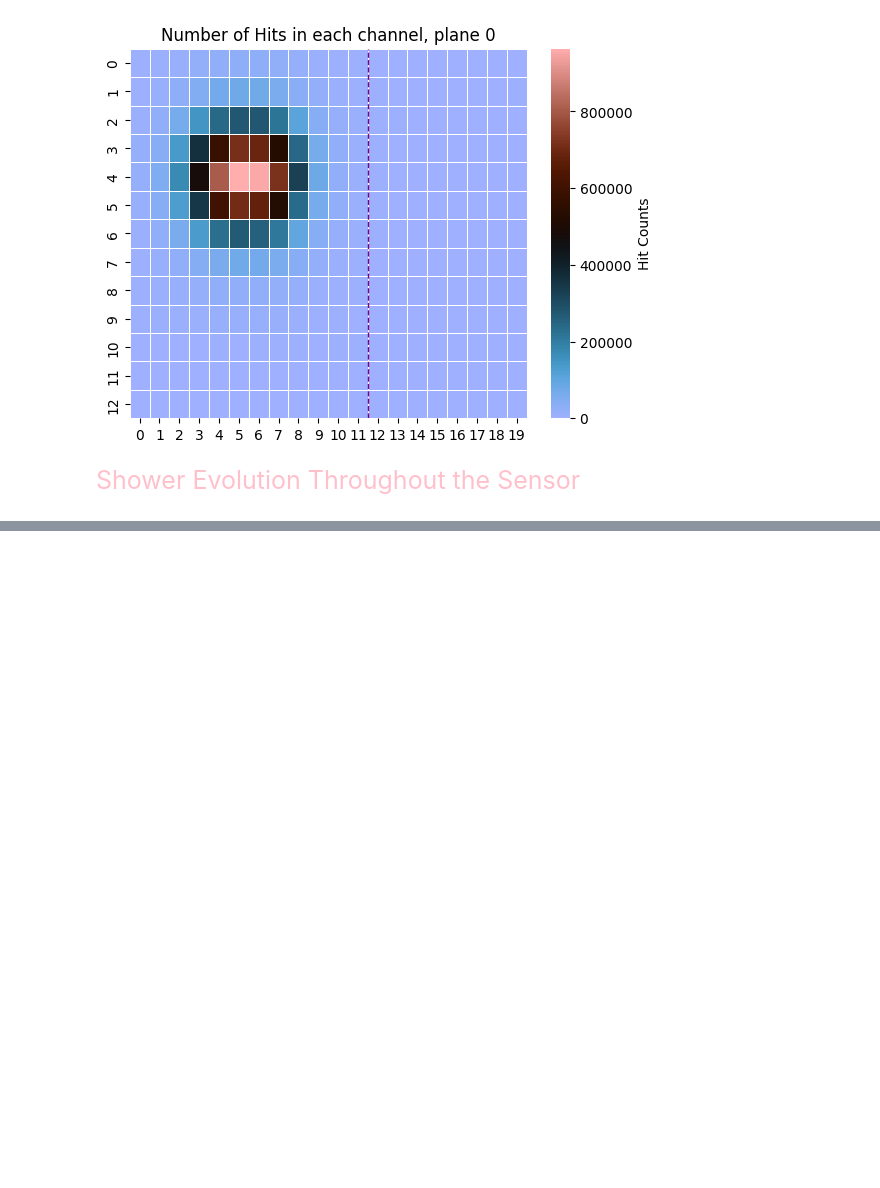
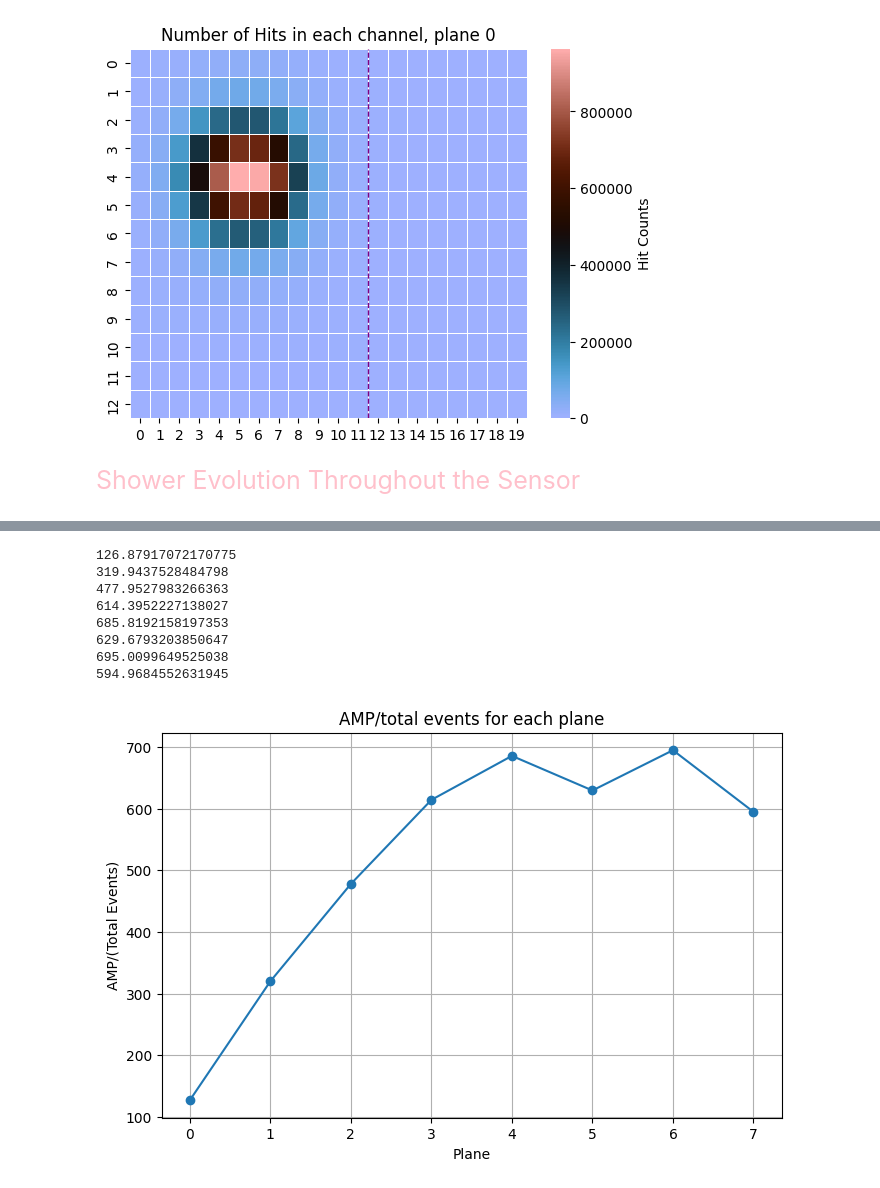
Before and after one commit to Ben-David-Ben/F-Cal-TB-Project, a Jupyter notebook: TB2025_Gap.ipynb, the cells around one changed output, grey strips where cells are left out. Drawn from its saved outputs; the diff is of its cells as text; code cells hidden in the pictures; blank space fills up the shorter version.

```diff
--- a/TB2025_Gap.ipynb
+++ b/TB2025_Gap.ipynb
@@ -127,0 +166,14 @@ len(hit_data_1101)
+# %%
+hit_data_1096 = rf.get_ROOT_data_zip("TB_FIRE_1096_hits.root")
+# %%
+average_amp_vs_plane(hit_data_1096)
+# %% [output]
+126.87917072170775
+319.9437528484798
+477.9527983266363
+614.3952227138027
+685.8192158197353
+629.6793203850647
+695.0099649525038
+594.9684552631945
+[figure, added]
```
Also changed, not shown: parts of 8 cells of this notebook, 3 other files.
